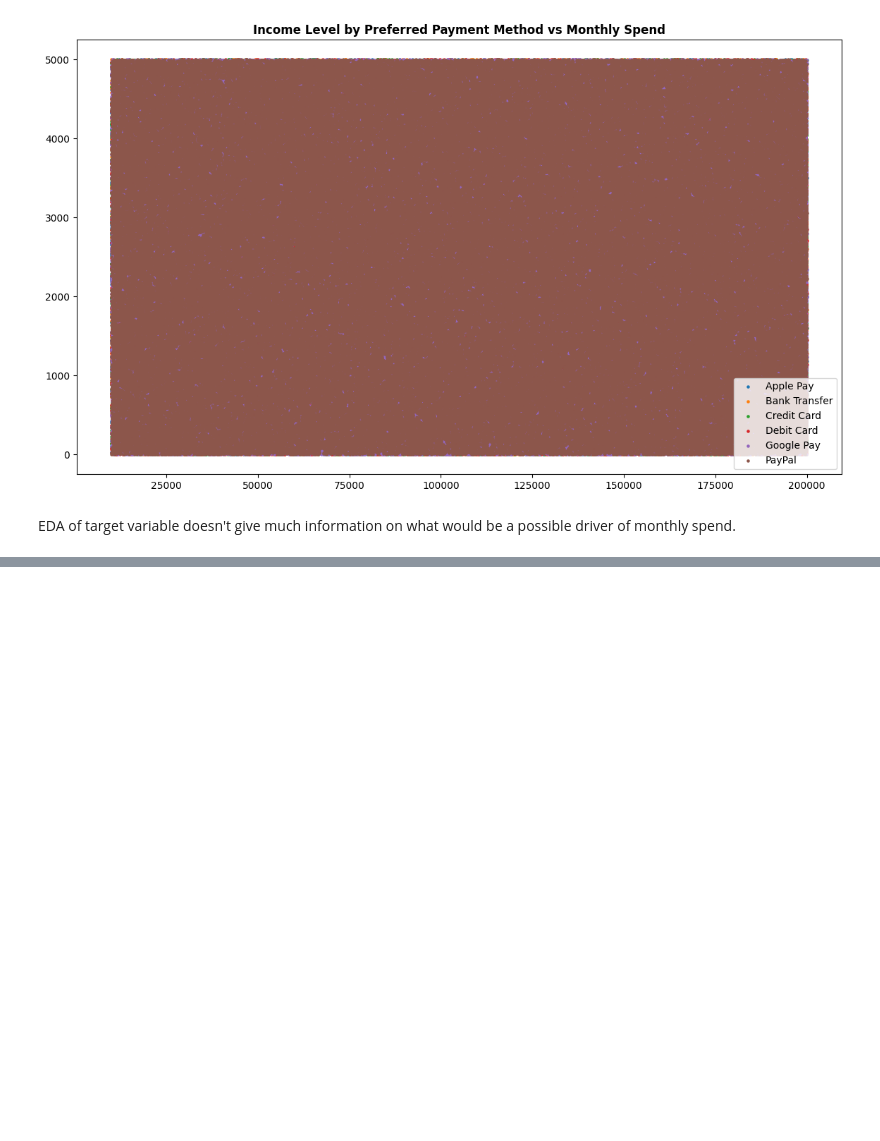
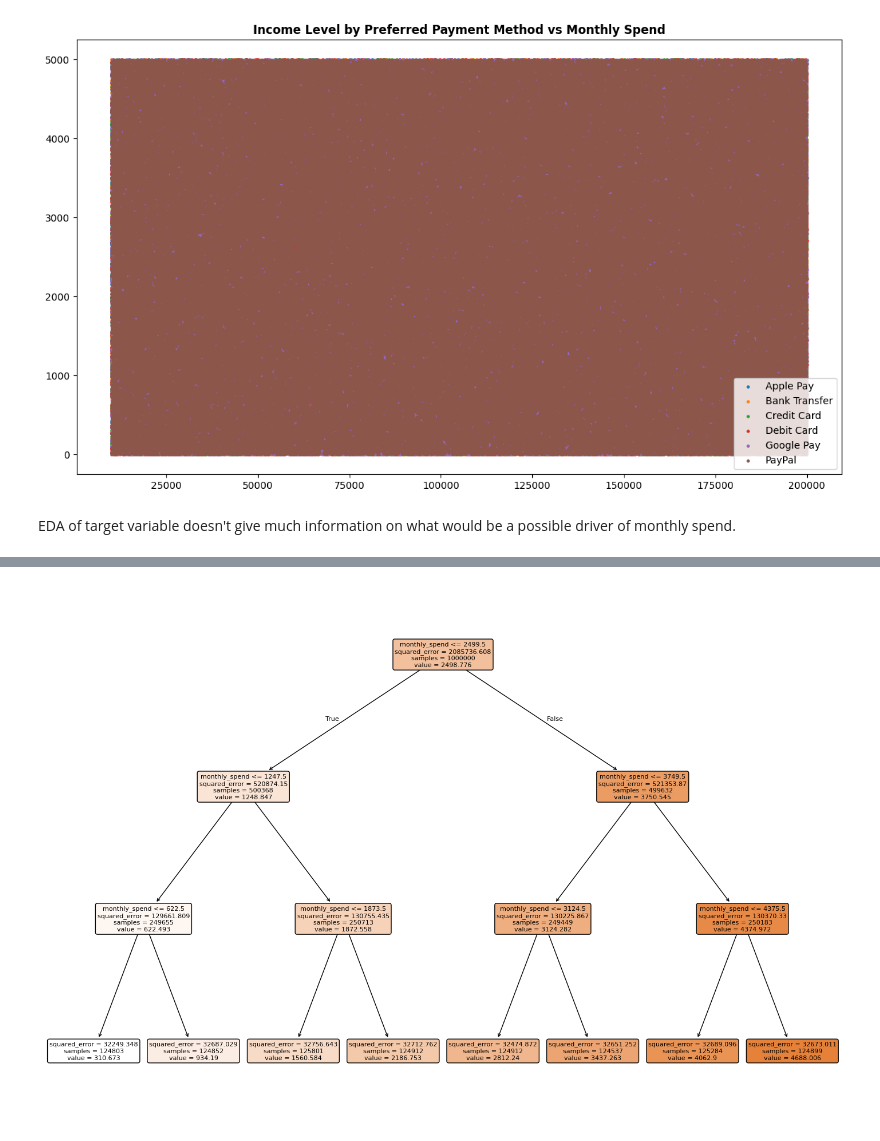
Before and after one commit to gorkemyencak/e-commerce-shopping-behavior, a Jupyter notebook: notebooks/03_exploratory_data_analysis.ipynb, the cells around one changed output, grey strips where cells are left out. Cells and saved outputs as stored; diff of their text form; code cells hidden in the pictures; blank space fills up the shorter version.

```diff
--- a/notebooks/03_exploratory_data_analysis.ipynb
+++ b/notebooks/03_exploratory_data_analysis.ipynb
@@ -92,3 +92,21 @@ plt.show()
 [figure]
 # %% [markdown]
 EDA of target variable doesn't give much information on what would be a possible driver of monthly spend.
+# %%
+# building decision tree regressor on the target variable
+X = df[numeric_cols]
+y = df[target]
+
+tree = DecisionTreeRegressor(
+    max_depth=3,
+    min_samples_leaf=50,
+    random_state=7
+)
+tree.fit(X, y)
+
+importances = pd.Series(
+    tree.feature_importances_,
+    index=X.columns
+).sort_values(ascending=False)
+
+importances.head(10)
@@ -94,0 +125,12 @@ EDA of target variable doesn't give much information on what would be a possible
+# %%
+# visualizing the decision tree
+plt.figure(figsize=(18,12))
+plot_tree(
+    tree,
+    feature_names=X.columns,
+    filled=True,
+    rounded=True
+)
+plt.show()
+# %% [output]
+[figure, added]
```
Also changed, not shown: parts of 2 cells of this notebook, 2 other files.
